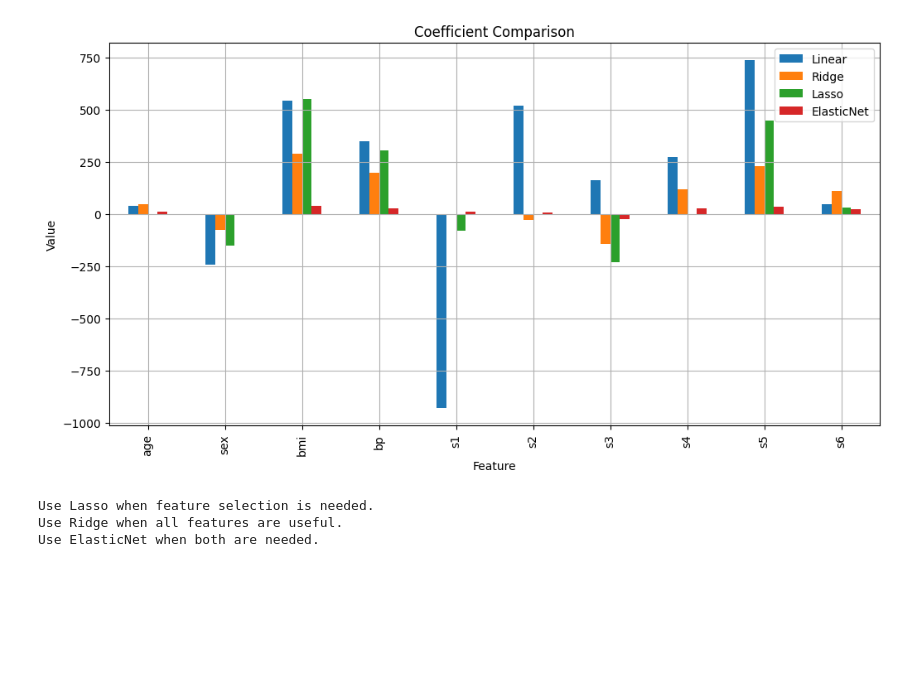
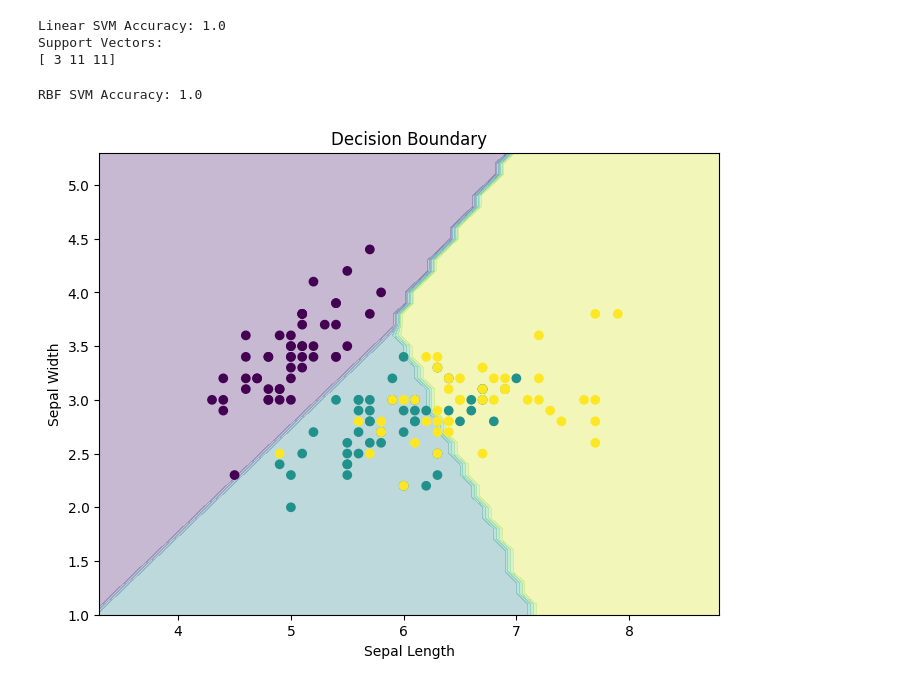
Before and after one commit to tanishqsayil-lab/MLEL--Experiment, a Jupyter notebook: assign7.ipynb, the cells around one changed output. Saved outputs shown, nothing was run; the diff lists cells and outputs as text; code cells hidden in the pictures; blank space fills up the shorter version.

```diff
--- a/assign7.ipynb
+++ b/assign7.ipynb
@@ -40,0 +16,13 @@ First 10 Records:
+# %%
+iris = load_iris()
+wine = load_wine()
+
+print("Iris Records:", iris.data.shape[0])
+print("Iris Classes:", len(iris.target_names))
+print("Iris Features:", iris.feature_names)
+
+print()
+
+print("Wine Records:", wine.data.shape[0])
+print("Wine Classes:", len(wine.target_names))
+print("Wine Features:", wine.feature_names)
@@ -136,16 +47,50 @@ print(coef_table)
-# %%
-coef_table.set_index('Feature').plot(kind='bar', figsize=(12,6))
-plt.title("Coefficient Comparison")
-plt.ylabel("Value")
-plt.grid(True)
-plt.show()
-# %% [output]
-[figure, removed]
-# %%
-print("Use Lasso when feature selection is needed.")
-print("Use Ridge when all features are useful.")
-print("Use ElasticNet when both are needed.")
-# %% [output]
-Use Lasso when feature selection is needed.
-Use Ridge when all features are useful.
-Use ElasticNet when both are needed.
+# %%
+svm_linear = SVC(kernel='linear')
+svm_linear.fit(X_train, y_train)
+
+pred1 = svm_linear.predict(X_test)
+
+print("Linear SVM Accuracy:", accuracy_score(y_test, pred1))
+print("Support Vectors:")
+print(svm_linear.n_support_)
+# %% [output]
+Linear SVM Accuracy: 1.0
+Support Vectors:
+[ 3 11 11]
+# %%
+svm_rbf = SVC(kernel='rbf')
+svm_rbf.fit(X_train, y_train)
+
+pred2 = svm_rbf.predict(X_test)
+
+print("RBF SVM Accuracy:", accuracy_score(y_test, pred2))
+# %% [output]
+RBF SVM Accuracy: 1.0
+# %%
+X = iris.data[:, :2]
+y = iris.target
+
+X_train2, X_test2, y_train2, y_test2 = train_test_split(
+    X, y, test_size=0.2, random_state=42
+)
+
+model = SVC(kernel='linear')
+model.fit(X_train2, y_train2)
+
+x1, x2 = np.meshgrid(
+    np.arange(X[:,0].min()-1, X[:,0].max()+1, 0.1),
+    np.arange(X[:,1].min()-1, X[:,1].max()+1, 0.1)
+)
+
+Z = model.predict(np.array([x1.ravel(), x2.ravel()]).T)
+Z = Z.reshape(x1.shape)
+
+plt.figure(figsize=(8,6))
+plt.contourf(x1, x2, Z, alpha=0.3)
+plt.scatter(X[:,0], X[:,1], c=y)
+plt.xlabel("Sepal Length")
+plt.ylabel("Sepal Width")
+plt.title("Decision Boundary")
+plt.show()
+# %% [output]
+[figure, added]
```
Also changed, not shown: parts of 13 cells of this notebook.
